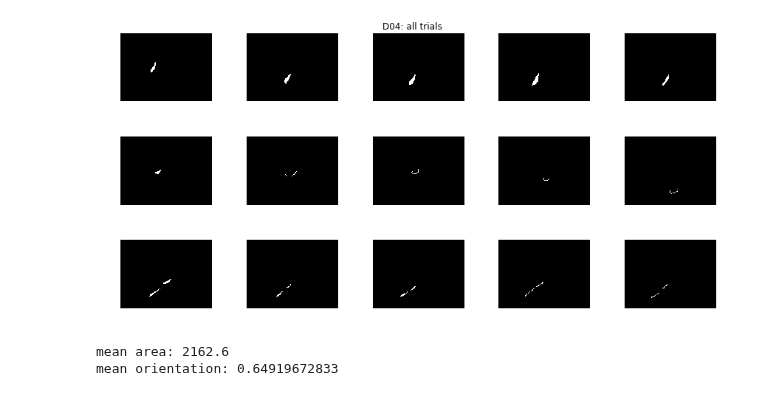
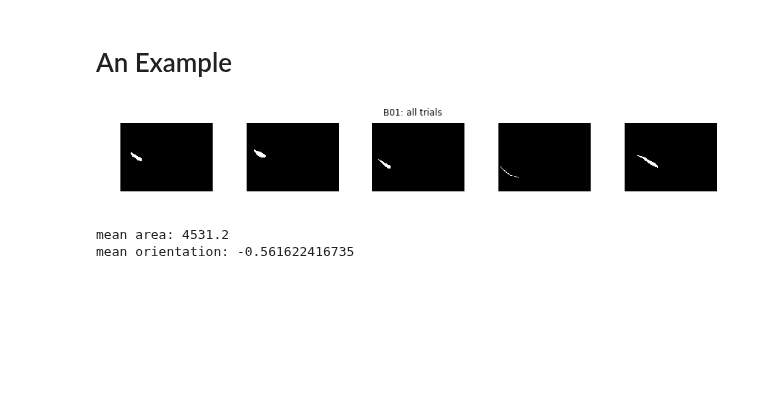
Before and after one commit to VisCog/ArgusShapes, a Jupyter notebook: examples/notebooks/plot-shapes-average.ipynb, the cells around one changed output. Cells and saved outputs as stored; diff of their text form; code cells hidden in the pictures; blank space fills up the shorter version.

```diff
--- a/examples/notebooks/plot-shapes-average.ipynb
+++ b/examples/notebooks/plot-shapes-average.ipynb
@@ -26,0 +27,12 @@ array(['A06', 'C10', 'D04', 'D07', 'E01', 'E03', 'E07', 'E10', 'F02',
+# %%
+Xtrafo, ytrafo = p2pspatial.transform_mean_images(X, y)
+# %%
+nrows = 4
+ncols = int(np.ceil(len(Xtrafo) / nrows))
+
+fig, axes = plt.subplots(nrows=nrows, ncols=ncols, figsize=(14, 2 * nrows))
+for Xrow, yrow, ax in zip(Xtrafo.iterrows(), ytrafo.iterrows(), axes.ravel()):
+    ax.imshow(yrow[1]['image'], cmap='gray')
+    ax.set_title(Xrow[1]['electrode'])
+    ax.axis('off')
+fig.subplots_adjust(hspace=0.1, wspace=0.1)
@@ -27,34 +41,36 @@ array(['A06', 'C10', 'D04', 'D07', 'E01', 'E03', 'E07', 'E10', 'F02',
+# %% [markdown]
+# An Example
 # %%
-electrode = electrodes[2]
+electrode = electrodes[3]
 ncols = 5
 nrows = int(np.ceil(len(X[X.electrode == electrodes[0]]) / ncols))
 fig, axes = plt.subplots(ncols=ncols, nrows=nrows, figsize=(12, 2 * nrows))
 
 imgs = []
 areas = []
 orientations = []
 for Xrow, ax in zip(X[X.electrode == electrode].iterrows(), axes.ravel()):
     _, row = Xrow
     img = skio.imread(os.path.join(row['folder'], row['filename']), as_grey=True)
     img = skimage.img_as_float(img)
     props = p2pspatial.imgproc.get_region_props(img, thresh=0)
     assert not np.isnan(props.area)
     assert not np.isnan(props.orientation)
     areas.append(props.area)
     orientations.append(props.orientation)
     imgs.append(img)
     ax.imshow(img, cmap='gray')
     ax.axis('off')
 fig.suptitle('%s: all trials' % electrode)
 fig.tight_layout()
 # %% [output]
-[figure, old version]
+[figure, new version]
 # %%
 print('mean area:', np.mean(areas))
 print('mean orientation:', np.mean(orientations))
 # %% [output]
-mean area: 2162.6
-mean orientation: 0.64919672833
+mean area: 4531.2
+mean orientation: -0.561622416735
 # %%
 img_diced = []
 seed = None
```
Also changed, not shown: parts of 9 cells of this notebook, 3 other files.
